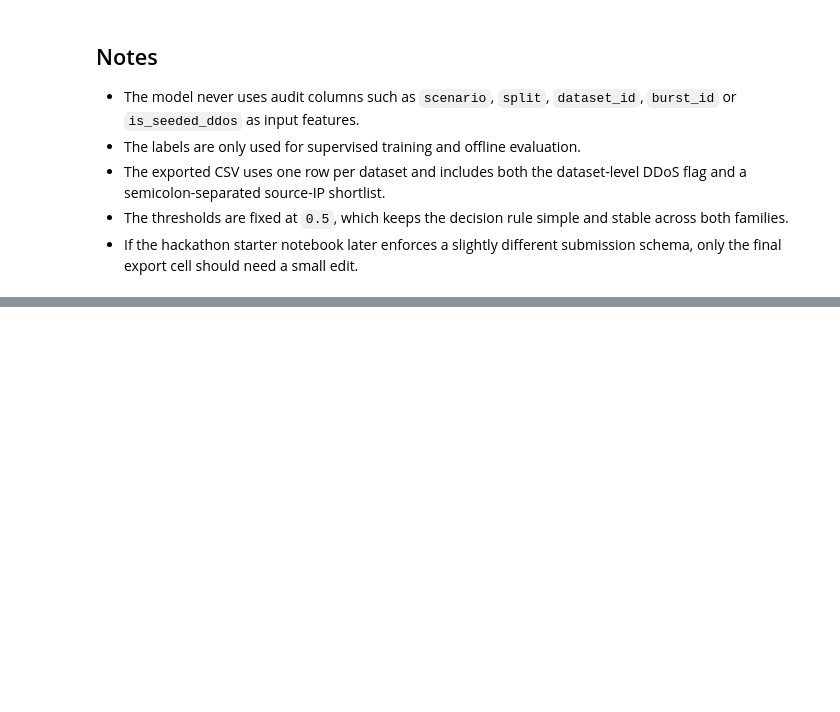
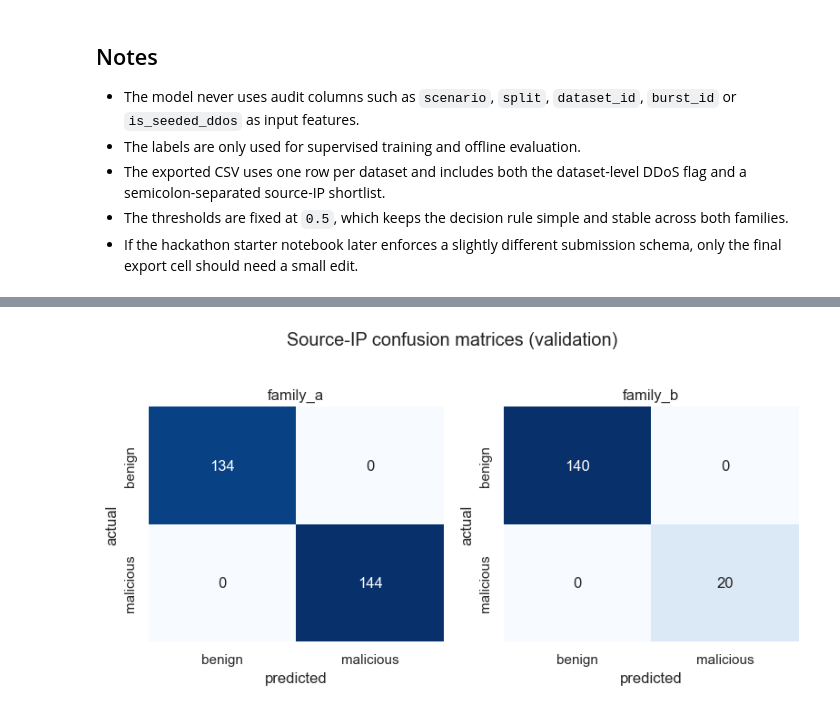
Before and after one commit to Necro21X/QuString2026, a Jupyter notebook: Notebook QMeasurement.ipynb, the cells around one changed output, grey strips where cells are left out. Saved outputs shown, nothing was run; the diff lists cells and outputs as text; code cells hidden in the pictures; blank space fills up the shorter version.

```diff
--- a/Notebook QMeasurement.ipynb
+++ b/Notebook QMeasurement.ipynb
@@ -513,0 +955,25 @@ c:\Users\bingg\OneDrive\Uni\Obsidian Notes\FS 2026\QuString\outputs\classical_qi
+# %%
+fig, axes = plt.subplots(1, len(families), figsize=(4 * len(families), 4))
+if len(families) == 1:
+    axes = [axes]
+
+for ax, fam in zip(axes, families):
+    fam_df = all_source_predictions[
+        (all_source_predictions["family"] == fam)
+        & (all_source_predictions["split"] == "validation")
+    ]
+    cm = confusion_matrix(fam_df["is_malicious_source"], fam_df["predicted_source"])
+    sns.heatmap(
+        cm, annot=True, fmt="d", cmap="Blues", cbar=False, ax=ax,
+        xticklabels=["benign", "malicious"],
+        yticklabels=["benign", "malicious"],
+    )
+    ax.set_title(f"{fam}")
+    ax.set_xlabel("predicted")
+    ax.set_ylabel("actual")
+
+plt.suptitle("Source-IP confusion matrices (validation)", y=1.02)
+plt.tight_layout()
+plt.show()
+# %% [output]
+[figure, added]
```
Also changed, not shown: parts of 19 cells of this notebook.
